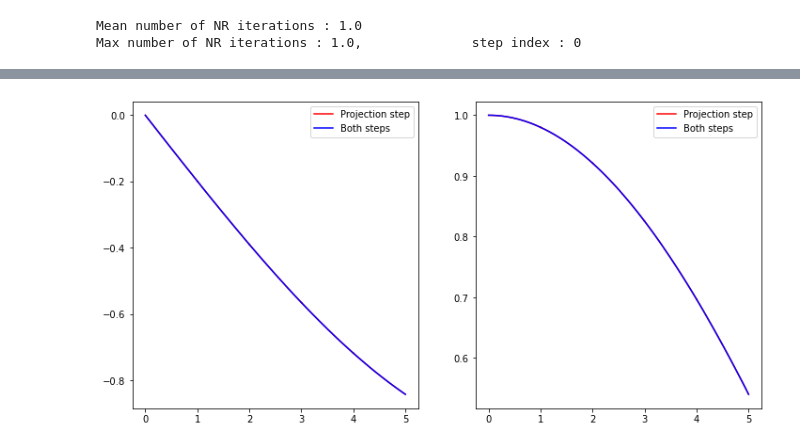
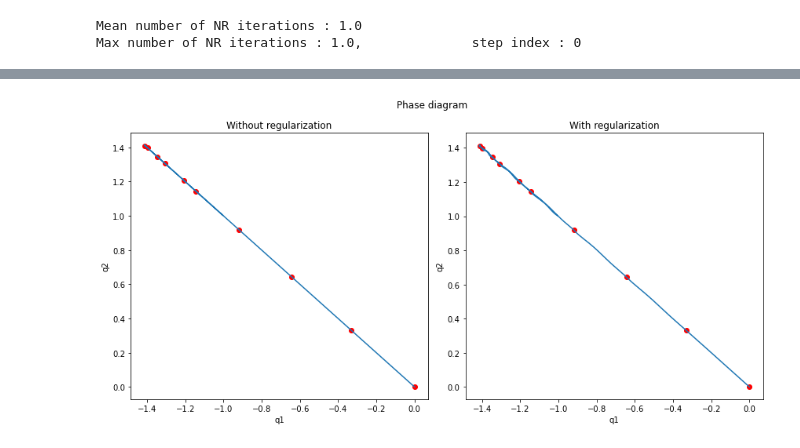
Before and after one commit to RisseThomas/RPM-method, a Jupyter notebook: RMP_tests.ipynb, the cells around one changed output, grey strips where cells are left out. Cells and saved outputs as stored; diff of their text form; code cells hidden in the pictures.

```diff
--- a/RMP_tests.ipynb
+++ b/RMP_tests.ipynb
@@ -83,4 +79,6 @@ rpm.hp.plot_error_energy(solver, x, t)
 # %%
-rpm.hp.plot_flows_trajectories(solver, dx_proj[0:5], dx_regul[0:5], N_points=50)
+#rpm.hp.plot_flows_trajectories(solver, dx_proj[0:100], dx_regul[0:100], N_points=50)
-# %% [output]
-[figure, removed]
+# %%
+fig = rpm.hp.plot_phase_diagram_2D(solver, x[0:10], dx_proj[0:10], dx_regul[0:10], N_points=50)
+# %% [output]
+[figure, added]
```
Also changed, not shown: parts of 10 cells of this notebook, 5 other files.
